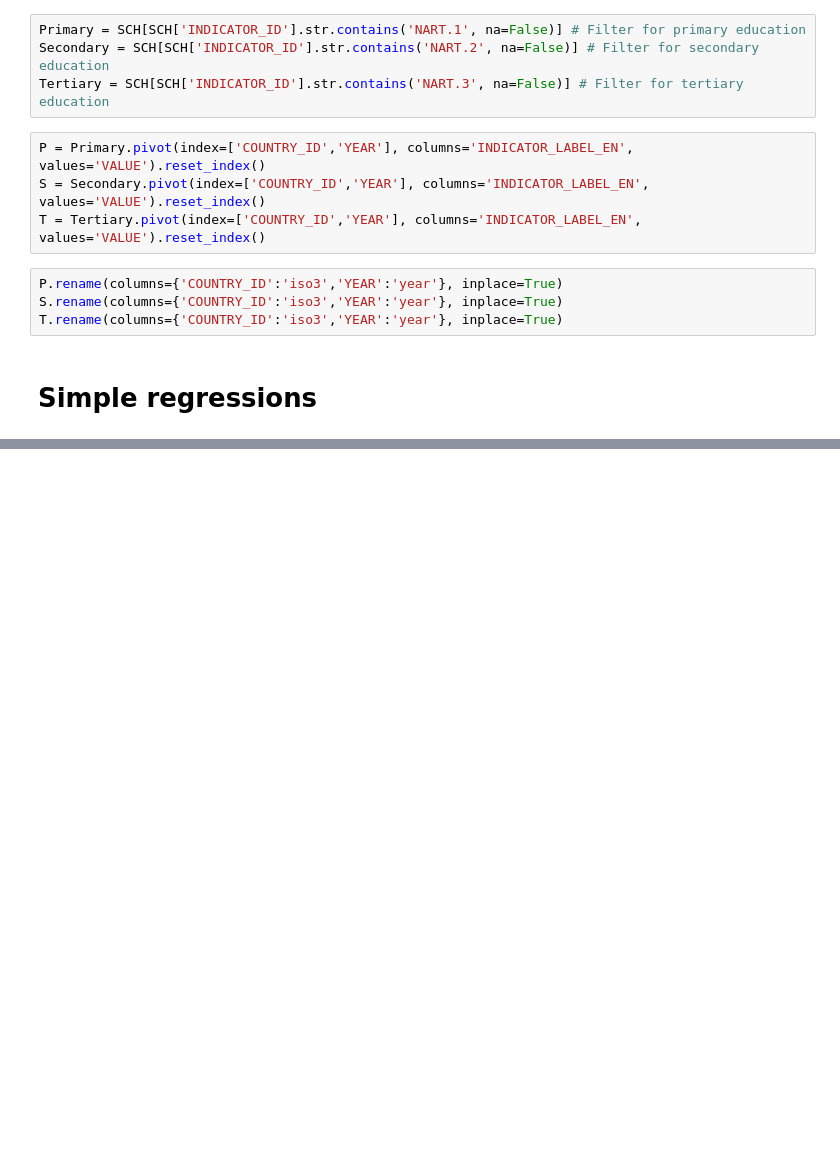
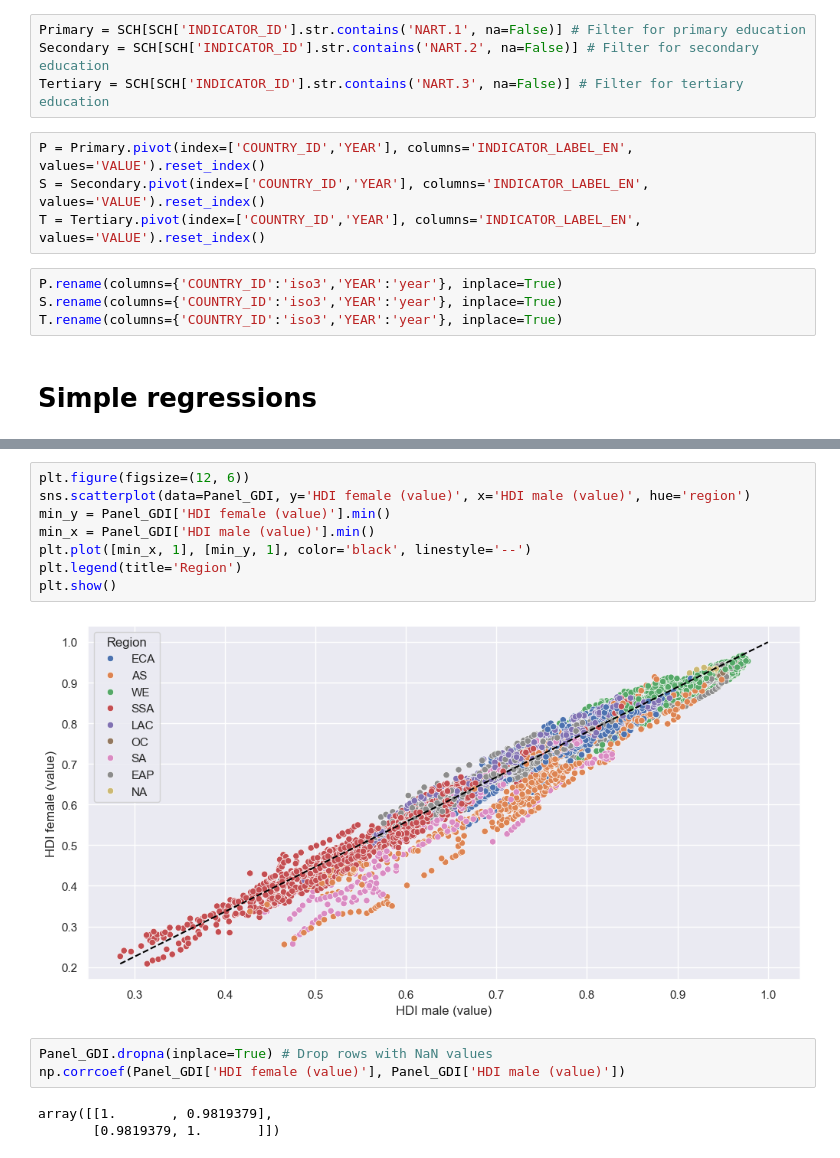
Before and after one commit to gianluca-filesi/Thesis, a Jupyter notebook: v5.ipynb, the cells around one changed output, grey strips where cells are left out. Cells and saved outputs as stored; diff of their text form; blank space fills up the shorter version.

```diff
--- a/v5.ipynb
+++ b/v5.ipynb
@@ -553,0 +360,16 @@ Included effects: Entity, Time
+# %%
+plt.figure(figsize=(12, 6))
+sns.scatterplot(data=Panel_GDI, y='HDI female (value)', x='HDI male (value)', hue='region')
+min_y = Panel_GDI['HDI female (value)'].min()
+min_x = Panel_GDI['HDI male (value)'].min()
+plt.plot([min_x, 1], [min_y, 1], color='black', linestyle='--')
+plt.legend(title='Region')
+plt.show()
+# %% [output]
+[figure, added]
+# %%
+Panel_GDI.dropna(inplace=True) # Drop rows with NaN values
+np.corrcoef(Panel_GDI['HDI female (value)'], Panel_GDI['HDI male (value)'])
+# %% [output]
+array([[1.       , 0.9819379],
+       [0.9819379, 1.       ]])
```
Also changed, not shown: parts of 36 cells of this notebook, 1 other file.
